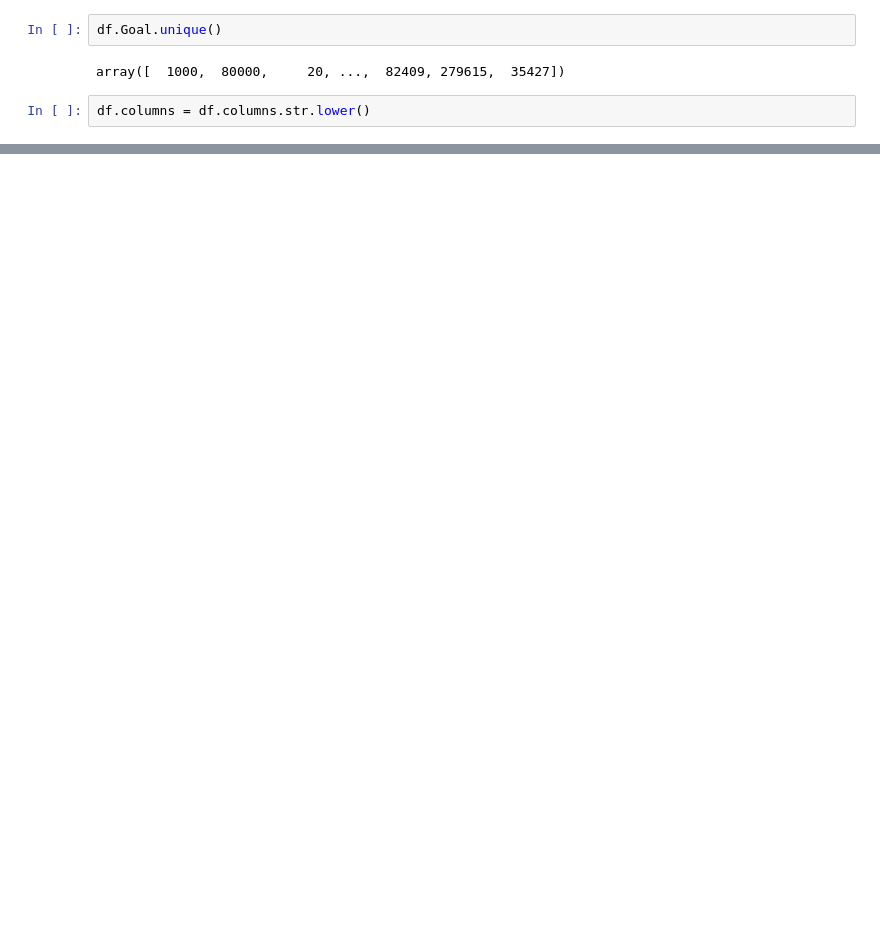
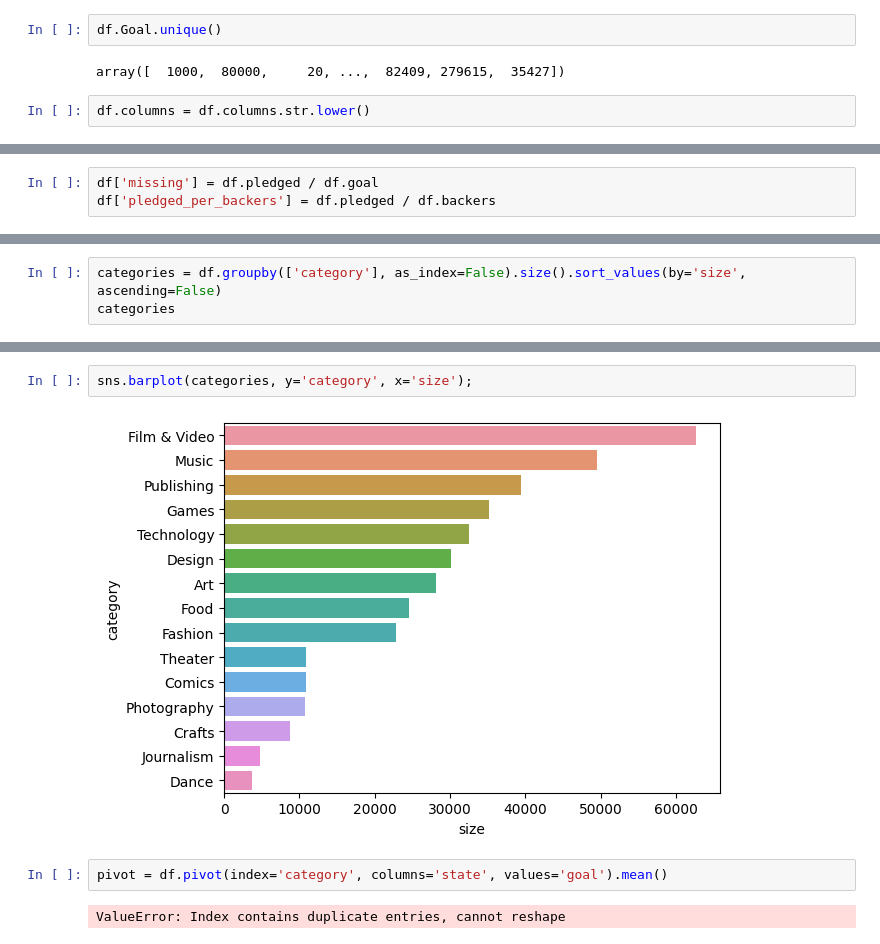
Before and after one commit to rouven-pampus/kickstart_masters, a Jupyter notebook: EDA_Rouven.ipynb, the cells around one changed output, grey strips where cells are left out. Saved outputs shown, nothing was run; the diff lists cells and outputs as text; blank space fills up the shorter version.

```diff
--- a/EDA_Rouven.ipynb
+++ b/EDA_Rouven.ipynb
@@ -95,0 +111,3 @@ df.head()
+# %%
+df['missing'] = df.pledged / df.goal
+df['pledged_per_backers'] = df.pledged / df.backers
@@ -95,0 +197,3 @@ df.head()
+# %%
+categories = df.groupby(['category'], as_index=False).size().sort_values(by='size', ascending=False)
+categories
@@ -95,0 +217,8 @@ df.head()
+# %%
+sns.barplot(categories, y='category', x='size');
+# %% [output]
+[figure, added]
+# %%
+pivot = df.pivot(index='category', columns='state', values='goal').mean()
+# %% [output]
+ValueError: Index contains duplicate entries, cannot reshape
```
Also changed, not shown: parts of 26 cells of this notebook, 1 other file.
